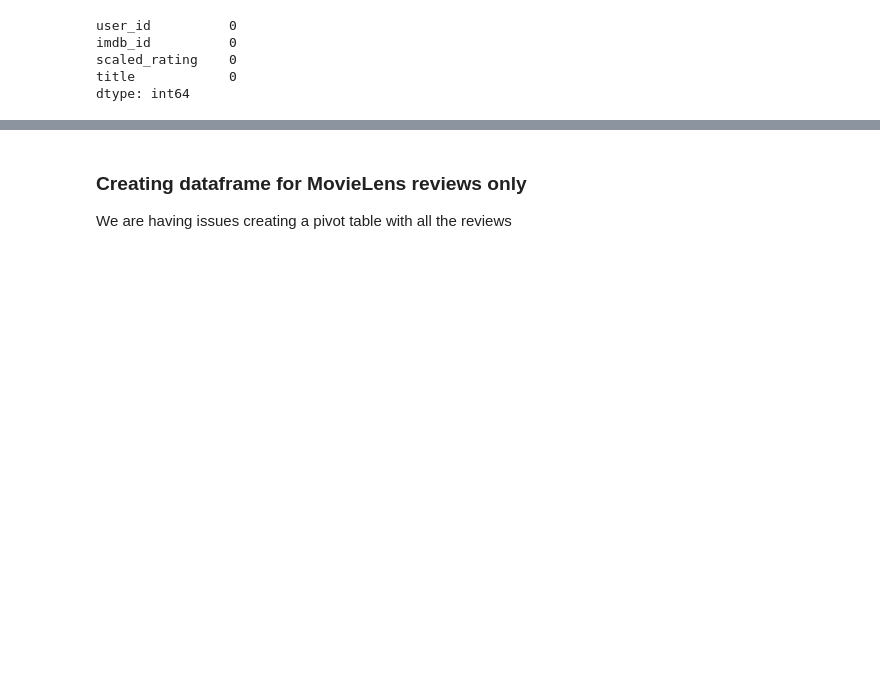
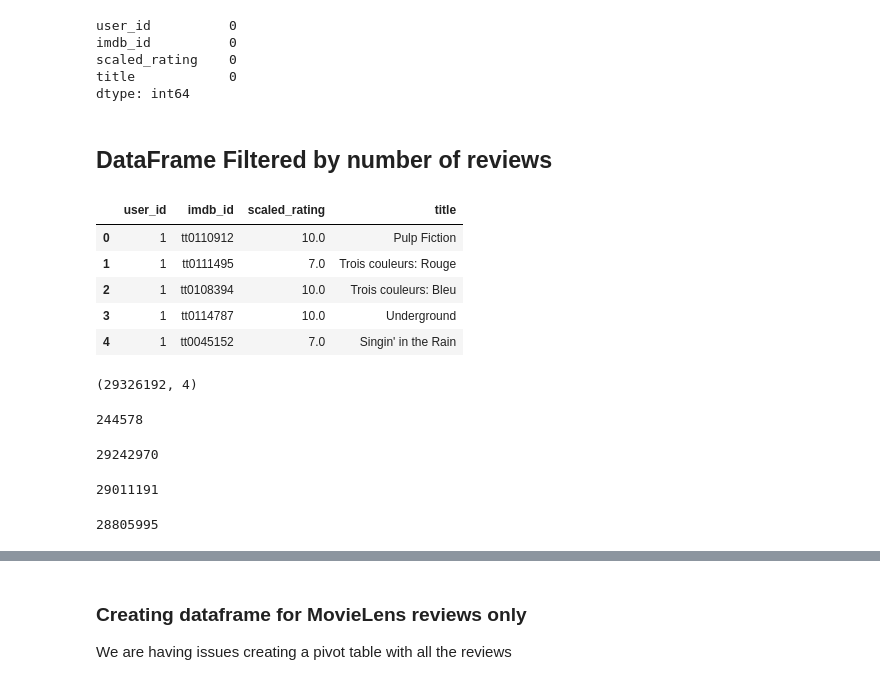
Before and after one commit to jackfrantz/Movie-Recommender-System, a Jupyter notebook: Code_Notebooks/Data_Cleaning.ipynb, the cells around one changed output, grey strips where cells are left out. Cells and saved outputs as stored; diff of their text form; code cells hidden in the pictures; blank space fills up the shorter version.

Commit message:
added code for recommender system based on new data filtered for only movies with over 100 reviews

```diff
--- a/Code_Notebooks/Data_Cleaning.ipynb
+++ b/Code_Notebooks/Data_Cleaning.ipynb
@@ -283,3 +283,39 @@ dtype: int64
 # %%
 # Let's save this to use for our recommender system
 merged_reviews.to_csv('../Data/Large-Data/merged_reviews.csv', index = False)
+# %% [markdown]
+## DataFrame Filtered by number of reviews
+# %%
+merged_reviews_filter = pd.read_csv('../Data/Large-Data/merged_reviews.csv')
+merged_reviews_filter.head()
+# %% [output]
+|  | user_id | imdb_id | scaled_rating | title |
+| 0 | 1 | tt0110912 | 10.0 | Pulp Fiction |
+| 1 | 1 | tt0111495 | 7.0 | Trois couleurs: Rouge |
+| 2 | 1 | tt0108394 | 10.0 | Trois couleurs: Bleu |
+| 3 | 1 | tt0114787 | 10.0 | Underground |
+| 4 | 1 | tt0045152 | 7.0 | Singin' in the Rain |
+# %%
+print(merged_reviews_filter.shape)
+# %% [output]
+(29326192, 4)
+# %%
+merged_reviews_filter['imdb_id'].nunique()
+# %% [output]
+244578
+# %%
+# Let's filter for movies that have more than 1 review
+more_than_1 = merged_reviews_filter.groupby('imdb_id').filter(lambda x: len(x)>1)
+# %% [output]
+29242970
+# %%
+# Let's filter for movies that have more than 5 reviews
+more_than_5 = merged_reviews_filter.groupby('imdb_id').filter(lambda x: len(x)>5)
+len(more_than_5['imdb_id'])
+# %% [output]
+29011191
+# %%
+# Let's filter for movies that have more than 10 reviews
+more_than_10 = merged_reviews_filter.groupby('imdb_id').filter(lambda x: len(x)>10)
+# %% [output]
+28805995
```
Also changed, not shown: parts of 4 cells of this notebook.
